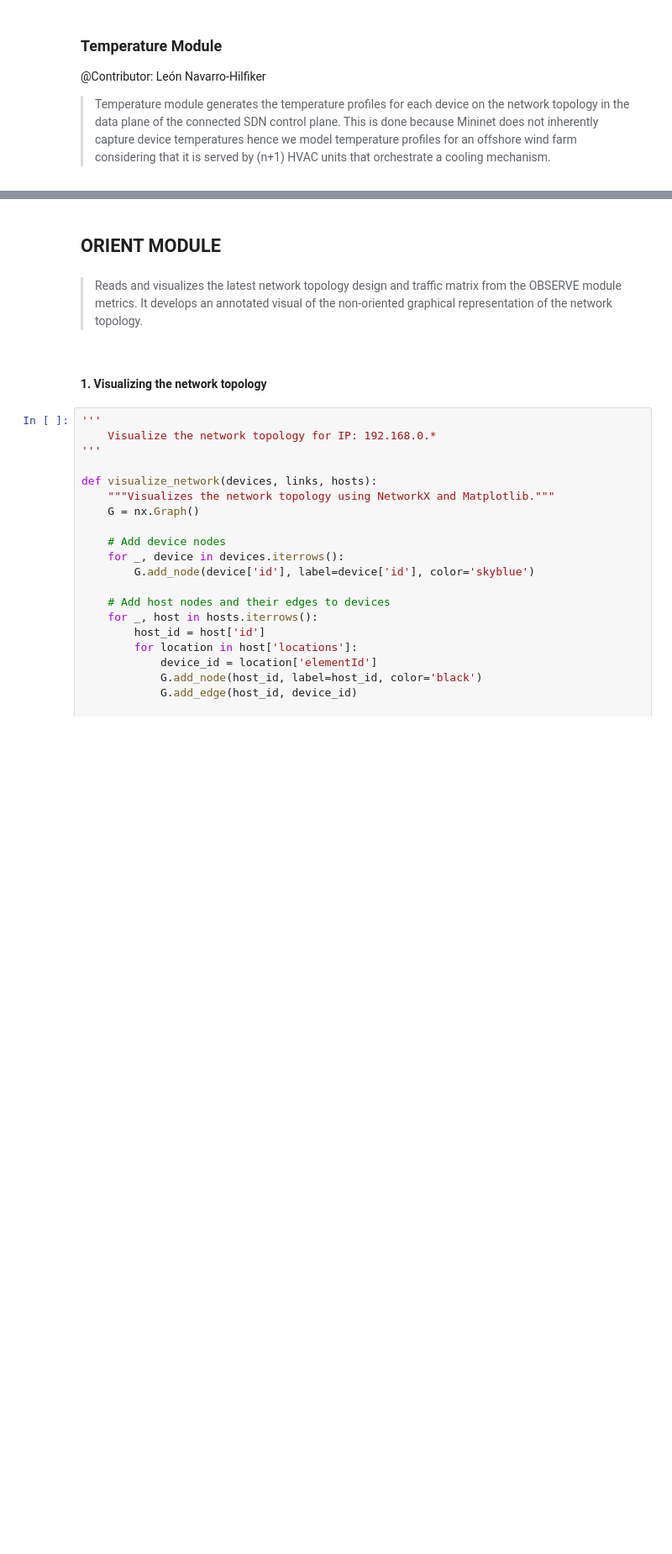
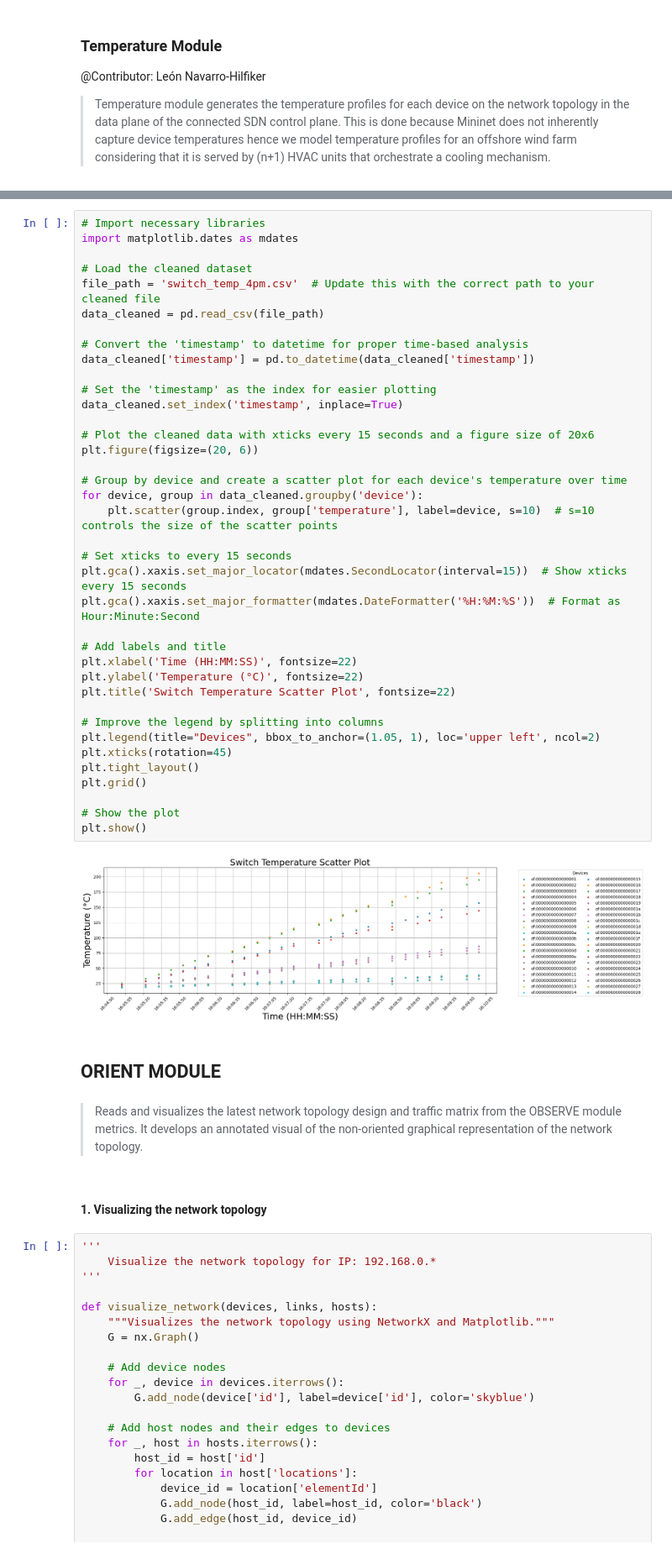
Before and after one commit to PinaPhD/A-threshold-triggered-DQN-self-healing-framework, a Jupyter notebook: Data/Summary.ipynb, the cells around one changed output, grey strips where cells are left out. Shown at 84% size. Cells and saved outputs as stored; diff of their text form; blank space fills up the shorter version.

```diff
--- a/Data/Summary.ipynb
+++ b/Data/Summary.ipynb
@@ -413,3 +450,43 @@ array(['of:000000000000000c', 'of:000000000000000d',
+# %%
+# Import necessary libraries
+import matplotlib.dates as mdates
+
+# Load the cleaned dataset
+file_path = 'switch_temp_4pm.csv'  # Update this with the correct path to your cleaned file
+data_cleaned = pd.read_csv(file_path)
+
+# Convert the 'timestamp' to datetime for proper time-based analysis
+data_cleaned['timestamp'] = pd.to_datetime(data_cleaned['timestamp'])
+
+# Set the 'timestamp' as the index for easier plotting
+data_cleaned.set_index('timestamp', inplace=True)
+
+# Plot the cleaned data with xticks every 15 seconds and a figure size of 20x6
+plt.figure(figsize=(20, 6))
+
+# Group by device and create a scatter plot for each device's temperature over time
+for device, group in data_cleaned.groupby('device'):
+    plt.scatter(group.index, group['temperature'], label=device, s=10)  # s=10 controls the size of the scatter points
+
+# Set xticks to every 15 seconds
+plt.gca().xaxis.set_major_locator(mdates.SecondLocator(interval=15))  # Show xticks every 15 seconds
+plt.gca().xaxis.set_major_formatter(mdates.DateFormatter('%H:%M:%S'))  # Format as Hour:Minute:Second
+
+# Add labels and title
+plt.xlabel('Time (HH:MM:SS)', fontsize=22)
+plt.ylabel('Temperature (°C)', fontsize=22)
+plt.title('Switch Temperature Scatter Plot', fontsize=22)
+
+# Improve the legend by splitting into columns
+plt.legend(title="Devices", bbox_to_anchor=(1.05, 1), loc='upper left', ncol=2)
+plt.xticks(rotation=45)
+plt.tight_layout()
+plt.grid()
+
+# Show the plot
+plt.show()
+# %% [output]
+[figure, added]
 # %% [markdown]
 ## ORIENT MODULE
 # %% [markdown]
```
Also changed, not shown: parts of 11 cells of this notebook, 10 other files.
